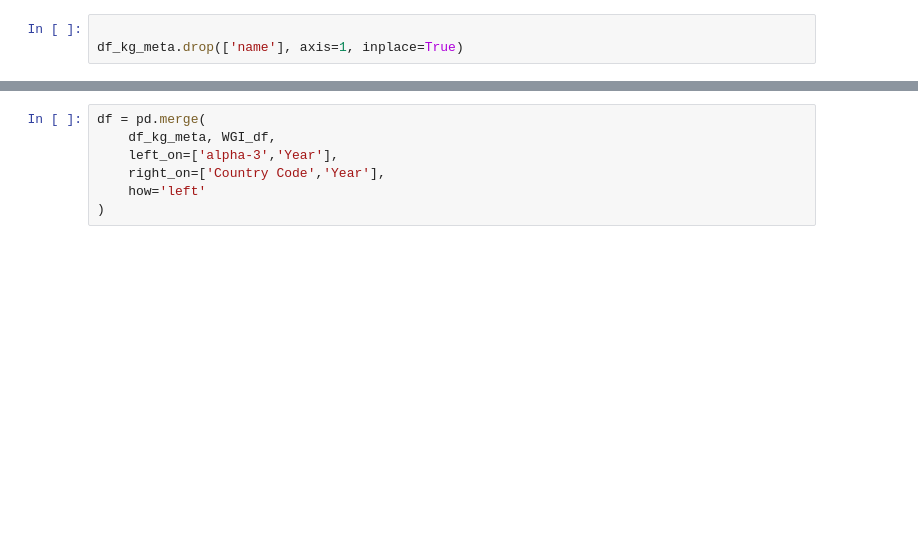
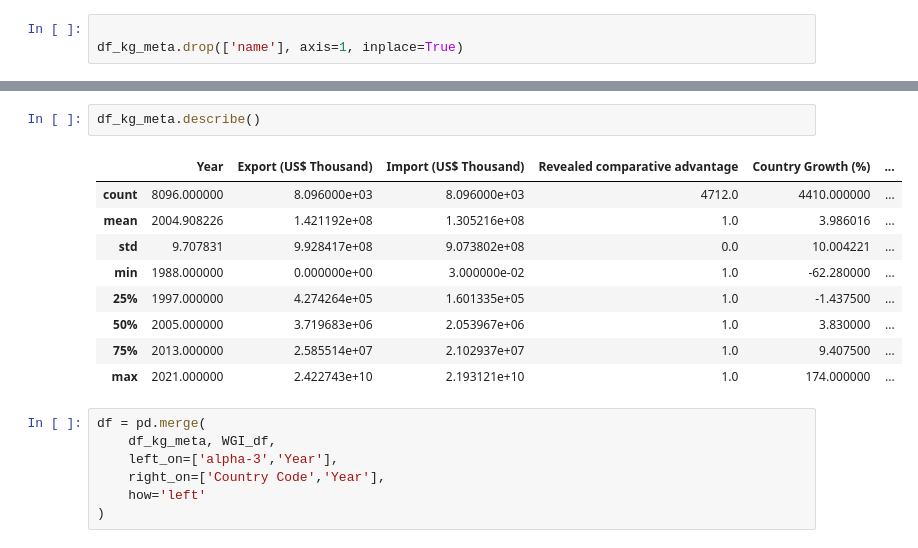
Before and after one commit to fountainhead-2207/DS111, a Jupyter notebook: Source code/EDA_Overall.ipynb, the cells around one changed output, grey strips where cells are left out. Cells and saved outputs as stored; diff of their text form; blank space fills up the shorter version.

```diff
--- a/Data/Bronze/EDA_Overall.ipynb
+++ b/Source code/EDA_Overall.ipynb
@@ -365,6 +361,18 @@ Index(['Partner Name', 'Year', 'Export (US$ Thousand)',
 | 2 | Angola | 1988 | 375527.89 | 370702.76 | NaN | ... |
 | 3 | Anguila | 1988 | 366.98 | 4.00 | NaN | ... |
 | 4 | Albania | 1988 | 30103.56 | 47709.30 | NaN | ... |
+# %%
+df_kg_meta.describe()
+# %% [output]
+|  | Year | Export (US$ Thousand) | Import (US$ Thousand) | Revealed comparative advantage | Country Growth (%) | ... |
+| count | 8096.000000 | 8.096000e+03 | 8.096000e+03 | 4712.0 | 4410.000000 | ... |
+| mean | 2004.908226 | 1.421192e+08 | 1.305216e+08 | 1.0 | 3.986016 | ... |
+| std | 9.707831 | 9.928417e+08 | 9.073802e+08 | 0.0 | 10.004221 | ... |
+| min | 1988.000000 | 0.000000e+00 | 3.000000e-02 | 1.0 | -62.280000 | ... |
+| 25% | 1997.000000 | 4.274264e+05 | 1.601335e+05 | 1.0 | -1.437500 | ... |
+| 50% | 2005.000000 | 3.719683e+06 | 2.053967e+06 | 1.0 | 3.830000 | ... |
+| 75% | 2013.000000 | 2.585514e+07 | 2.102937e+07 | 1.0 | 9.407500 | ... |
+| max | 2021.000000 | 2.422743e+10 | 2.193121e+10 | 1.0 | 174.000000 | ... |
 # %%
 df = pd.merge(
     df_kg_meta, WGI_df,
```
Also changed, not shown: parts of 15 cells of this notebook, 2 other files.
